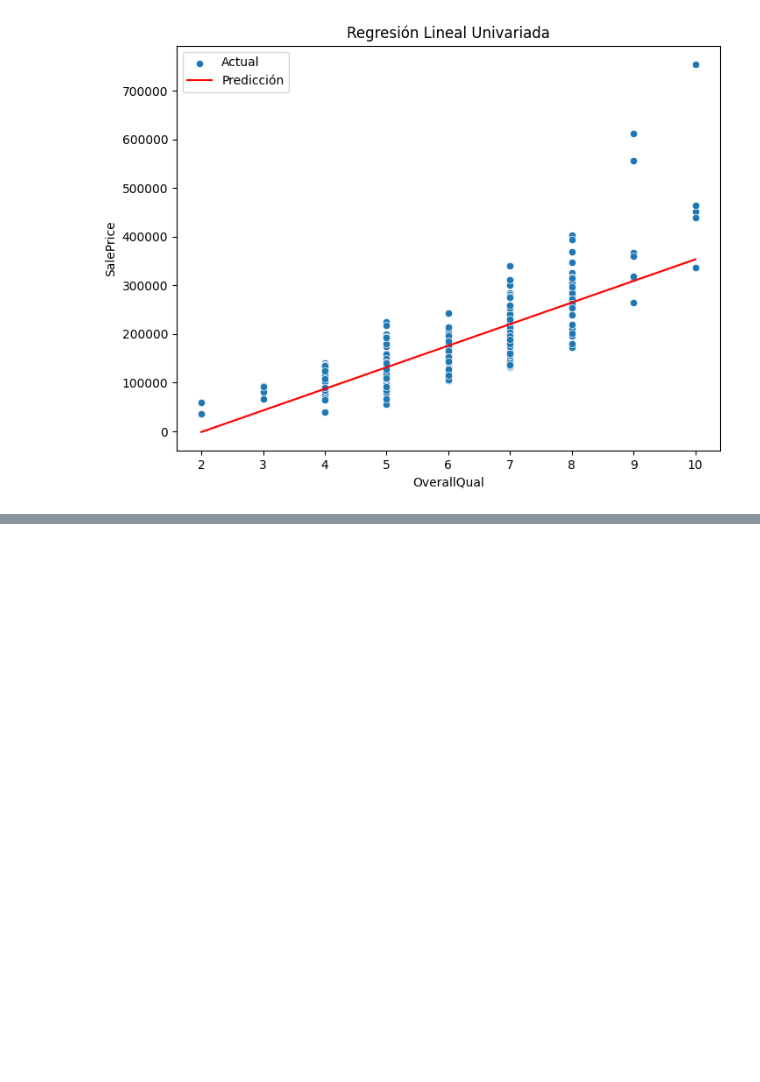
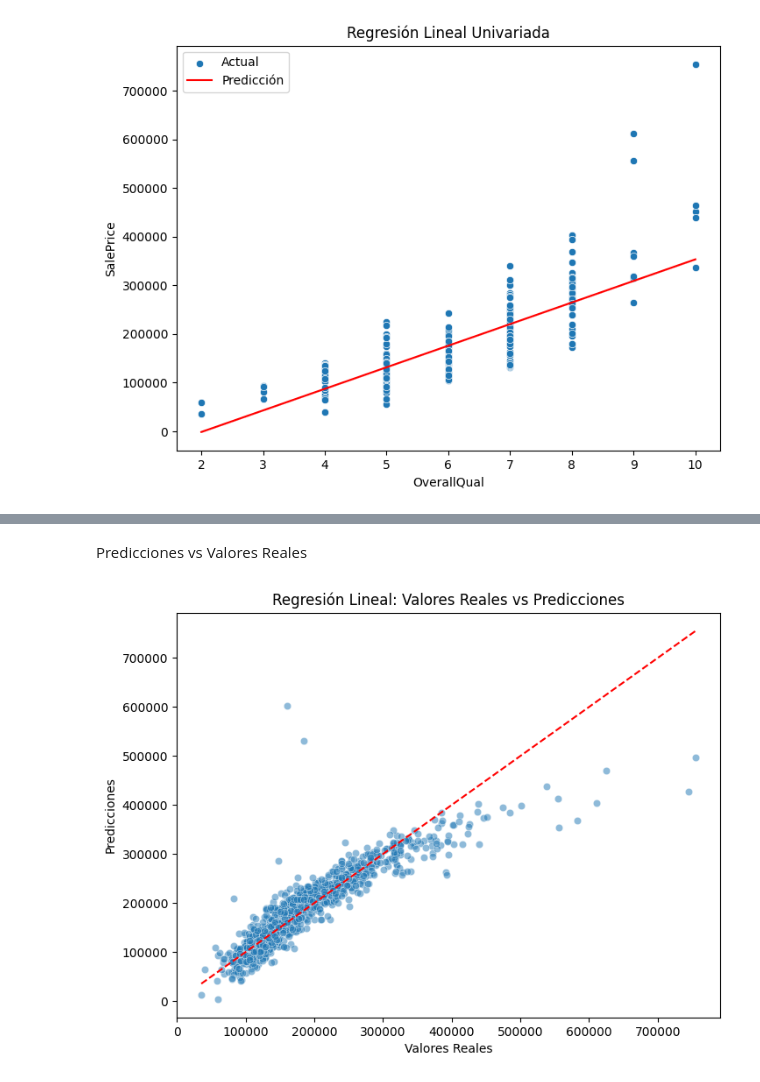
Before and after one commit to Sofiamishel2003/Modelo_Regresion_Lineal, a Jupyter notebook: Modelo_RegresionLineal.ipynb, the cells around one changed output, grey strips where cells are left out. Saved outputs shown, nothing was run; the diff lists cells and outputs as text; code cells hidden in the pictures; blank space fills up the shorter version.

```diff
--- a/Modelo_RegresionLineal.ipynb
+++ b/Modelo_RegresionLineal.ipynb
@@ -250,0 +264,20 @@ Coeficiente de determinación (R²): 0.6504677778896863
+# %%
+# Filtrar solo las columnas numéricas, eliminando 'Id' porque no aporta al modelo
+num_features = train_df.select_dtypes(include=["number"]).drop(columns=["Id"])
+
+# Separar X (variables independientes) y y (variable objetivo)
+X_train = num_features.drop(columns=["SalePrice"])  # Variables predictoras en el conjunto de entrenamiento
+y_train = num_features["SalePrice"]  # Variable objetivo en el conjunto de entrenamiento
+
+# Concatenate X_train and y_train to remove NaNs together
+train_data = pd.concat([X_train, y_train], axis=1)
+train_data = train_data.dropna()  # Remove rows where any column has NaN
+
+# Now separate them again
+X_train = train_data.drop(columns=["SalePrice"])
+y_train = train_data["SalePrice"]
+
+# Para el conjunto de prueba, también seleccionamos solo las columnas numéricas
+X_test = test_df.select_dtypes(include=["number"]).drop(columns=["Id"])
+
+X_test = X_test.dropna()
@@ -250,0 +286,8 @@ Coeficiente de determinación (R²): 0.6504677778896863
+# %%
+# Crear y entrenar el modelo
+model = LinearRegression()
+model.fit(X_train, y_train)
+
+# Obtener predicciones en los datos de prueba
+y_pred_train = model.predict(X_train)  # Predicción en entrenamiento
+y_pred_test = model.predict(X_test)  # Predicción en prueba (sin SalePrice)
@@ -250,0 +354,12 @@ Coeficiente de determinación (R²): 0.6504677778896863
+# %% [markdown]
+Predicciones vs Valores Reales
+# %%
+plt.figure(figsize=(8, 6))
+sns.scatterplot(x=y_train, y=y_pred_train, alpha=0.5)
+plt.plot([y_train.min(), y_train.max()], [y_train.min(), y_train.max()], color="red", linestyle="--")  # Línea ideal
+plt.xlabel("Valores Reales")
+plt.ylabel("Predicciones")
+plt.title("Regresión Lineal: Valores Reales vs Predicciones")
+plt.show()
+# %% [output]
+[figure, added]
```
Also changed, not shown: parts of 16 cells of this notebook.
